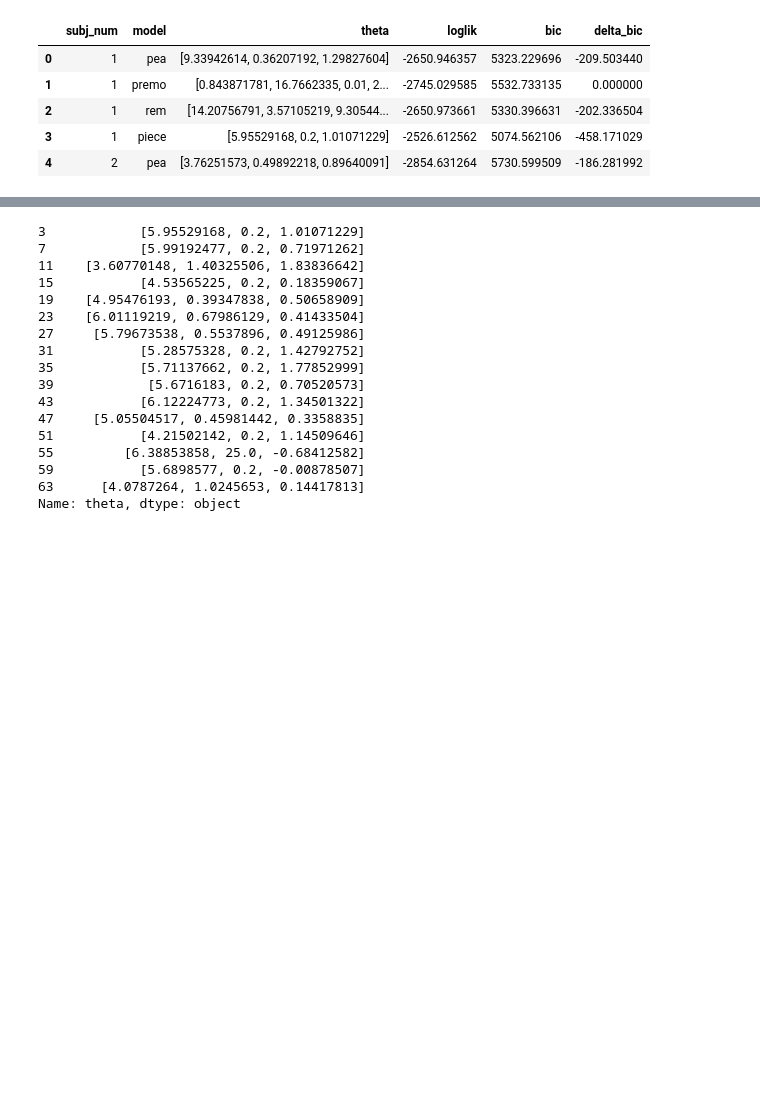
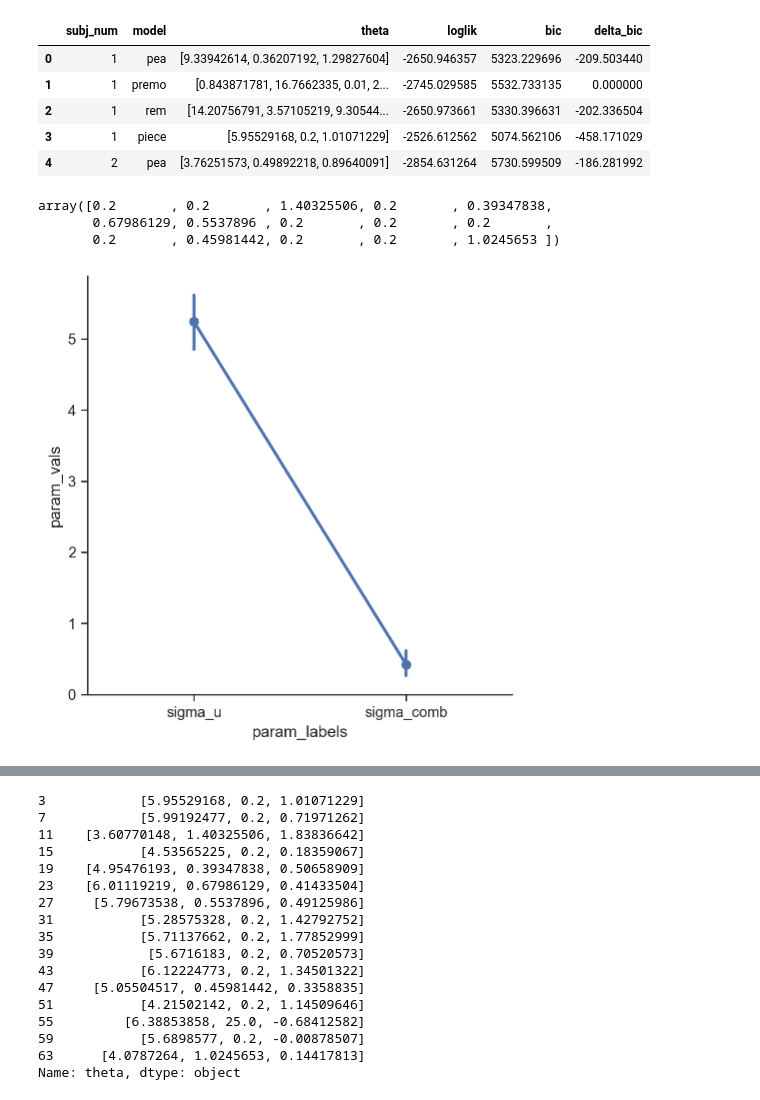
Before and after one commit to ccmlab-ubc/ige-ege, a Jupyter notebook: experiment-1/scripts/model-fitting.ipynb, the cells around one changed output, grey strips where cells are left out. Drawn from its saved outputs; the diff is of its cells as text; code cells hidden in the pictures; blank space fills up the shorter version.

Commit message:
add params fig

```diff
--- a/experiment-1/scripts/model-fitting.ipynb
+++ b/experiment-1/scripts/model-fitting.ipynb
@@ -267,6 +267,38 @@ fits.head()
 | 2 | 1 | rem | [14.20756791, 3.57105219, 9.30544... | -2650.973661 | 5330.396631 | -202.336504 |
 | 3 | 1 | piece | [5.95529168, 0.2, 1.01071229] | -2526.612562 | 5074.562106 | -458.171029 |
 | 4 | 2 | pea | [3.76251573, 0.49892218, 0.89640091] | -2854.631264 | 5730.599509 | -186.281992 |
+# %%
+# Plot MLEs for PIECE params
+sigma_u = np.zeros(16)
+sigma_comb = np.zeros(16)
+for i in range(16):
+    for j in range(2):
+        if j == 0:
+            sigma_u[i] = fits.loc[fits["model"] == "piece", "theta"].iloc[i][j]
+        elif j == 1:
+            sigma_comb[i] = fits.loc[fits["model"] == "piece", "theta"].iloc[i][j]
+
+idx_outlier = sigma_comb.argmax() # Crazy value of 25
+sigma_u = np.delete(sigma_u, idx_outlier)
+sigma_comb = np.delete(sigma_comb, idx_outlier)
+sigma_comb
+# %% [output]
+array([0.2       , 0.2       , 1.40325506, 0.2       , 0.39347838,
+       0.67986129, 0.5537896 , 0.2       , 0.2       , 0.2       ,
+       0.2       , 0.45981442, 0.2       , 0.2       , 1.0245653 ])
+# %%
+# Plot MLEs of PIECE params
+param_vals = np.hstack((sigma_u, sigma_comb))
+param_labels = []
+[param_labels.append("sigma_u") for x in range(len(sigma_u))]
+[param_labels.append("sigma_comb") for x in range(len(sigma_comb))]
+piece_mle = pd.DataFrame({"param_labels":param_labels, "param_vals":param_vals})
+piece_mle.head()
+
+sns.catplot(data=piece_mle, kind="point", x="param_labels", y="param_vals")
+plt.show()
+# %% [output]
+[figure, added]
 # %%
 # Compute BIC deltas between models
 idx_pea = fits["model"] == "pea"
```
Also changed, not shown: 3 other files.
